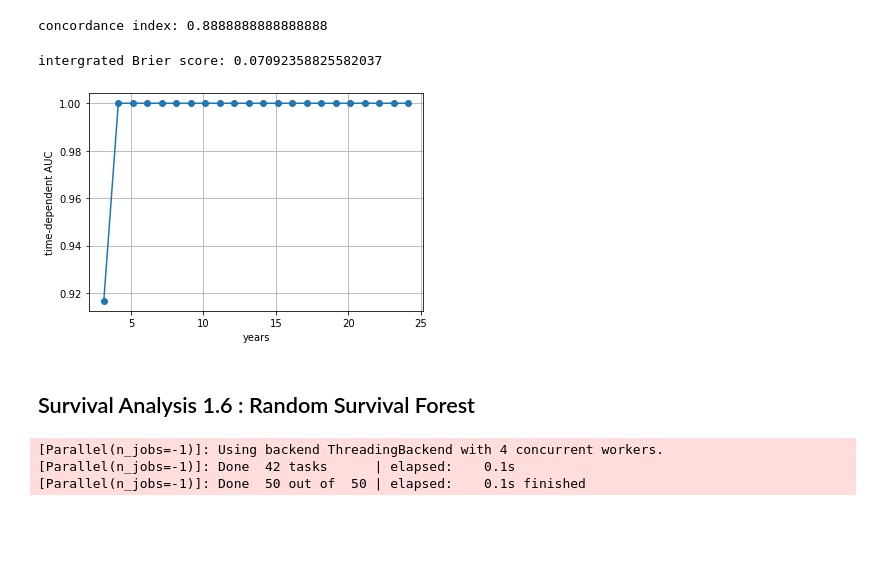
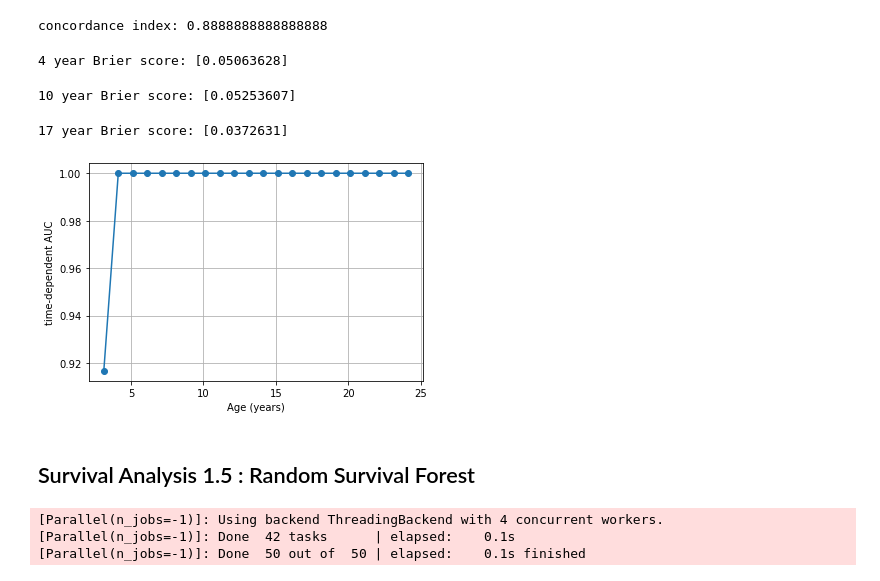
Before and after one commit to nishaalajmera/ML-for-Leigh-Syndrome, a Jupyter notebook: EDA.ipynb, the cells around one changed output. Cells and saved outputs as stored; diff of their text form; code cells hidden in the pictures; blank space fills up the shorter version.

```diff
--- a/EDA.ipynb
+++ b/EDA.ipynb
@@ -812,32 +839,45 @@ print("concordance index:", result[0])
 # %% [output]
 concordance index: 0.8888888888888888
 # %%
-from sksurv.metrics import integrated_brier_score
+survs = cgb.predict_survival_function(X_test)
+preds = [fn(4) for fn in survs]
+score = brier_score(y_train,y_test, preds,4)
 
-survs = cgb.predict_survival_function(X_test)
-times = np.arange(2.5, 24)
-preds = np.asarray([[fn(t) for t in times] for fn in survs])
-score = integrated_brier_score(y_test,y_test, preds, times)
-
-print("intergrated Brier score:",score)
+print("4 year Brier score:",score[1])
 # %% [output]
-intergrated Brier score: 0.07092358825582037
+4 year Brier score: [0.05063628]
+# %%
+survs = cgb.predict_survival_function(X_test)
+preds = [fn(10) for fn in survs]
+score = brier_score(y_train,y_test, preds,10)
+
+print("10 year Brier score:",score[1])
+# %% [output]
+10 year Brier score: [0.05253607]
+# %%
+survs = cgb.predict_survival_function(X_test)
+preds = [fn(17) for fn in survs]
+score = brier_score(y_train,y_test, preds,17)
+
+print("17 year Brier score:",score[1])
+# %% [output]
+17 year Brier score: [0.0372631]
 # %%
 from sksurv.metrics import cumulative_dynamic_auc
 
 years = np.arange(2.1232876712328768, 24.304109589041097)
 
 cgb_auc, cgb_mean_auc = cumulative_dynamic_auc(y_train, y_test, prediction, years)
 
 plt.plot(years, cgb_auc, marker="o")
 plt.axhline(cgb_mean_auc, linestyle="--")
-plt.xlabel("years")
+plt.xlabel("Age (years)")
 plt.ylabel("time-dependent AUC")
 plt.grid(True)
 # %% [output]
-[figure, old version]
+[figure, new version]
 # %% [markdown]
-## Survival Analysis 1.6 : Random Survival Forest
+## Survival Analysis 1.5 : Random Survival Forest
 # %%
 from sksurv.ensemble import RandomSurvivalForest
 
```
Also changed, not shown: parts of 180 cells of this notebook, 10 other files.
